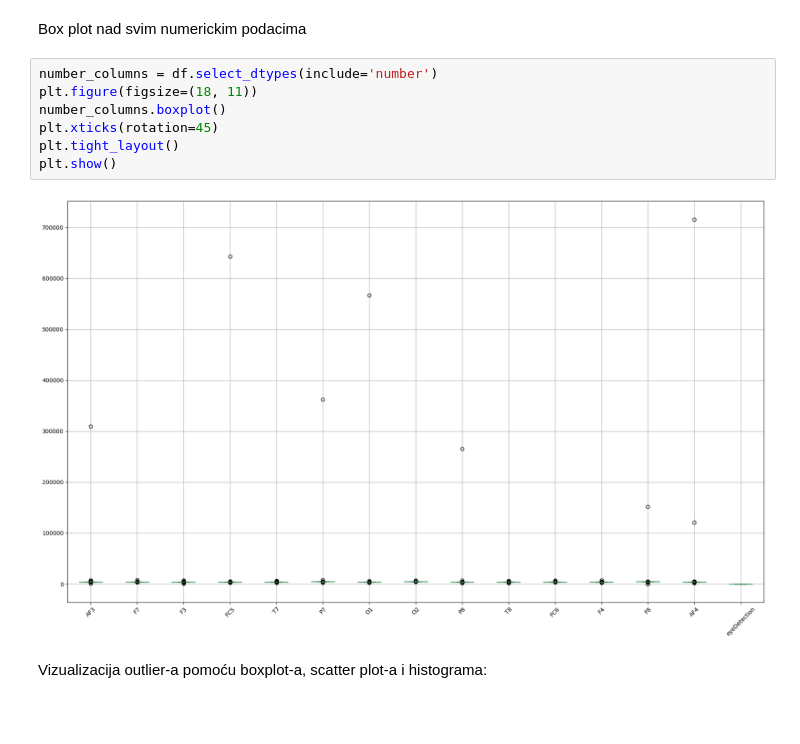
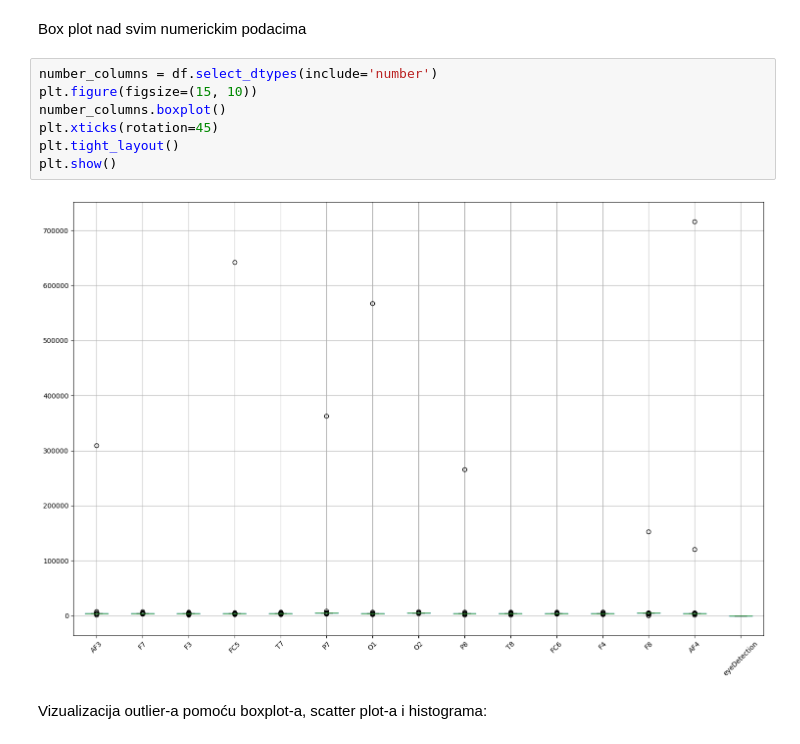
Before and after one commit to bazlooka/elfak-machine-learning, a Jupyter notebook: project 1/notebook.ipynb, the cells around one changed output. Drawn from its saved outputs; the diff is of its cells as text; blank space fills up the shorter version.

```diff
--- a/project 1/notebook.ipynb
+++ b/project 1/notebook.ipynb
@@ -105,13 +109,13 @@ df = df.drop_duplicates()
 Box plot nad svim numerickim podacima
 # %%
 number_columns = df.select_dtypes(include='number')
-plt.figure(figsize=(18, 11))
+plt.figure(figsize=(15, 10))
 number_columns.boxplot()
 plt.xticks(rotation=45)
 plt.tight_layout()
 plt.show()
 # %% [output]
-[figure, old version]
+[figure, new version]
 # %% [markdown]
 Vizualizacija outlier-a pomoću boxplot-a, scatter plot-a i histograma:
 # %%
```
Also changed, not shown: parts of 4 cells of this notebook.
